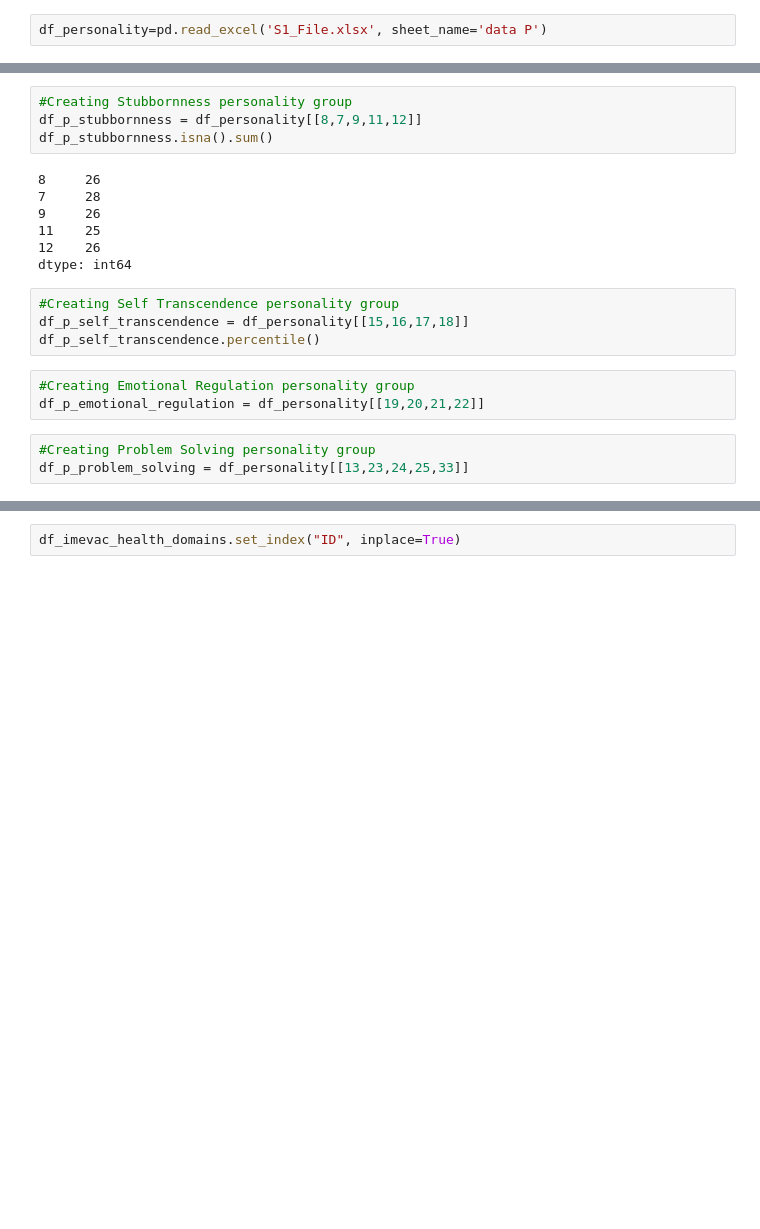
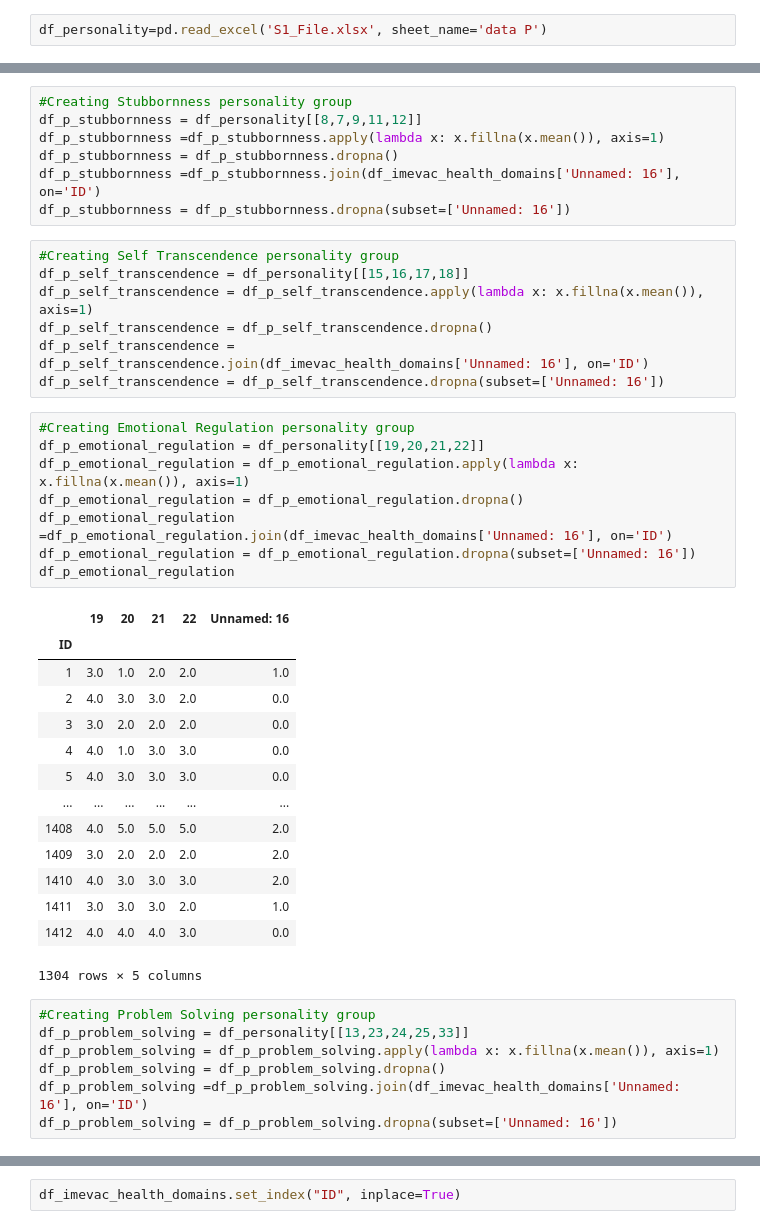
Before and after one commit to josephshanks/JapanEarthquake2011, a Jupyter notebook: S1.ipynb, the cells around one changed output, grey strips where cells are left out. Saved outputs shown, nothing was run; the diff lists cells and outputs as text; blank space fills up the shorter version.

```diff
--- a/S1.ipynb
+++ b/S1.ipynb
@@ -69,24 +85,47 @@ dtype: int64
 # %%
 #Creating Stubbornness personality group
 df_p_stubbornness = df_personality[[8,7,9,11,12]]
-df_p_stubbornness.isna().sum()
+df_p_stubbornness =df_p_stubbornness.apply(lambda x: x.fillna(x.mean()), axis=1)
+df_p_stubbornness = df_p_stubbornness.dropna()
+df_p_stubbornness =df_p_stubbornness.join(df_imevac_health_domains['Unnamed: 16'], on='ID')
+df_p_stubbornness = df_p_stubbornness.dropna(subset=['Unnamed: 16'])
-# %% [output]
-8     26
-7     28
-9     26
-11    25
-12    26
-dtype: int64
 # %%
 #Creating Self Transcendence personality group
 df_p_self_transcendence = df_personality[[15,16,17,18]]
-df_p_self_transcendence.percentile()
+df_p_self_transcendence = df_p_self_transcendence.apply(lambda x: x.fillna(x.mean()), axis=1)
+df_p_self_transcendence = df_p_self_transcendence.dropna()
+df_p_self_transcendence = df_p_self_transcendence.join(df_imevac_health_domains['Unnamed: 16'], on='ID')
+df_p_self_transcendence = df_p_self_transcendence.dropna(subset=['Unnamed: 16'])
 # %%
 #Creating Emotional Regulation personality group
 df_p_emotional_regulation = df_personality[[19,20,21,22]]
+df_p_emotional_regulation = df_p_emotional_regulation.apply(lambda x: x.fillna(x.mean()), axis=1)
+df_p_emotional_regulation = df_p_emotional_regulation.dropna()
+df_p_emotional_regulation =df_p_emotional_regulation.join(df_imevac_health_domains['Unnamed: 16'], on='ID')
+df_p_emotional_regulation = df_p_emotional_regulation.dropna(subset=['Unnamed: 16'])
+df_p_emotional_regulation
+# %% [output]
+|  | 19 | 20 | 21 | 22 | Unnamed: 16 |
+| ID |  |  |  |  |  |
+| 1 | 3.0 | 1.0 | 2.0 | 2.0 | 1.0 |
+| 2 | 4.0 | 3.0 | 3.0 | 2.0 | 0.0 |
+| 3 | 3.0 | 2.0 | 2.0 | 2.0 | 0.0 |
+| 4 | 4.0 | 1.0 | 3.0 | 3.0 | 0.0 |
+| 5 | 4.0 | 3.0 | 3.0 | 3.0 | 0.0 |
+| ... | ... | ... | ... | ... | ... |
+| 1408 | 4.0 | 5.0 | 5.0 | 5.0 | 2.0 |
+| 1409 | 3.0 | 2.0 | 2.0 | 2.0 | 2.0 |
+| 1410 | 4.0 | 3.0 | 3.0 | 3.0 | 2.0 |
+| 1411 | 3.0 | 3.0 | 3.0 | 2.0 | 1.0 |
+| 1412 | 4.0 | 4.0 | 4.0 | 3.0 | 0.0 |
+1304 rows × 5 columns
 # %%
 #Creating Problem Solving personality group
 df_p_problem_solving = df_personality[[13,23,24,25,33]]
+df_p_problem_solving = df_p_problem_solving.apply(lambda x: x.fillna(x.mean()), axis=1)
+df_p_problem_solving = df_p_problem_solving.dropna()
+df_p_problem_solving =df_p_problem_solving.join(df_imevac_health_domains['Unnamed: 16'], on='ID')
+df_p_problem_solving = df_p_problem_solving.dropna(subset=['Unnamed: 16'])
 # %%
 #Creating Leadership personality group
 df_p_leadership = df_personality[[26,30,31,39,40]]
```
Also changed, not shown: parts of 37 cells of this notebook.
